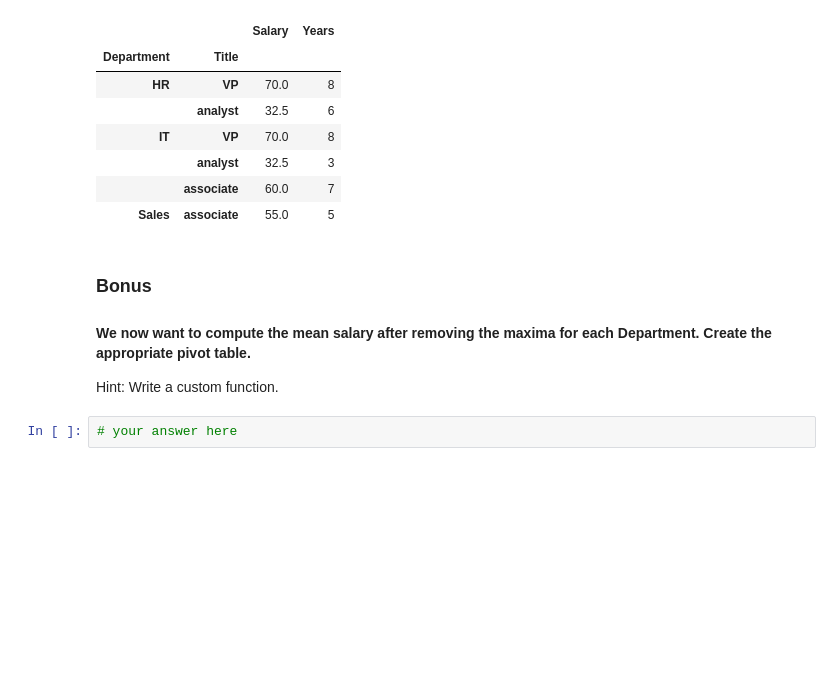
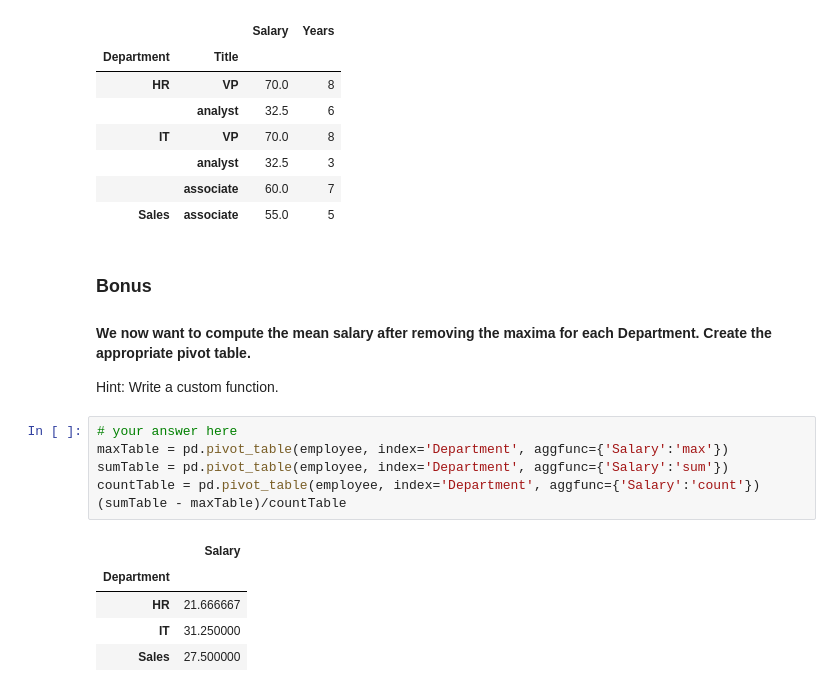
Before and after one commit to cargide/lab-pivot-table-and-correlation, a Jupyter notebook: your_code/main.ipynb, the cells around one changed output. Cells and saved outputs as stored; diff of their text form; blank space fills up the shorter version.

```diff
--- a/your_code/main.ipynb
+++ b/your_code/main.ipynb
@@ -238,5 +238,15 @@ pd.pivot_table(employee, values=['Salary','Years'], index=['Department','Title']
 #### We now want to compute the mean salary after removing the maxima for each Department. Create the appropriate pivot table.
 
 Hint: Write a custom function.
-# %%
-# your answer here
+# %%
+# your answer here
+maxTable = pd.pivot_table(employee, index='Department', aggfunc={'Salary':'max'})
+sumTable = pd.pivot_table(employee, index='Department', aggfunc={'Salary':'sum'})
+countTable = pd.pivot_table(employee, index='Department', aggfunc={'Salary':'count'})
+(sumTable - maxTable)/countTable
+# %% [output]
+|  | Salary |
+| Department |  |
+| HR | 21.666667 |
+| IT | 31.250000 |
+| Sales | 27.500000 |
```
Also changed, not shown: parts of 1 cell of this notebook.
